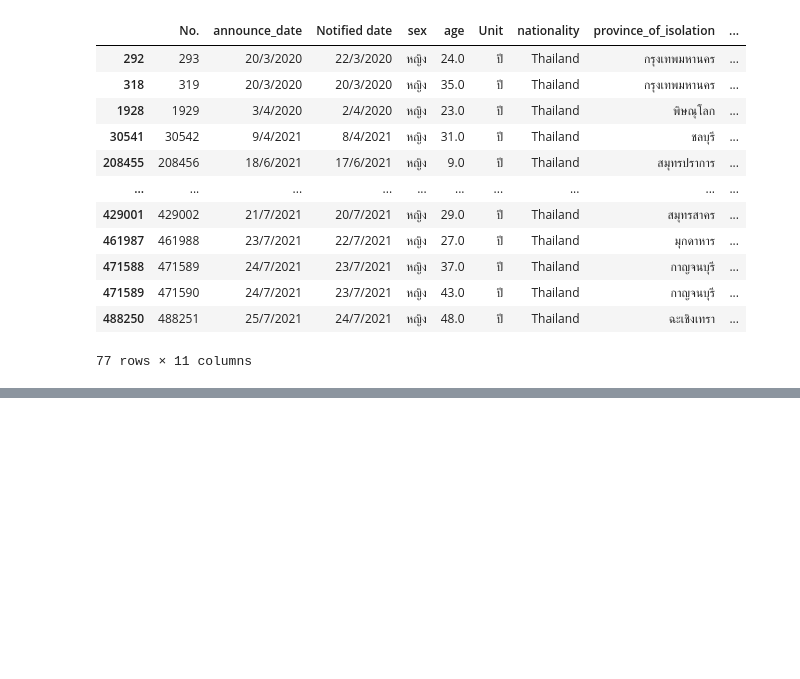
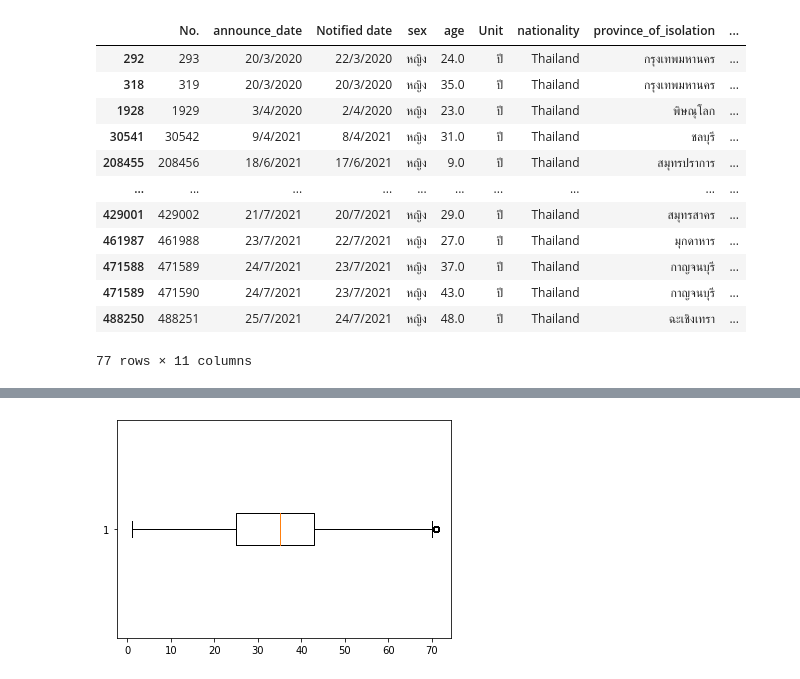
Before and after one commit to SupawadeeKhamthuy/DWDM21, a Jupyter notebook: Data_Preprocessing_(Chapter_3).ipynb, the cells around one changed output, grey strips where cells are left out. Cells and saved outputs as stored; diff of their text form; code cells hidden in the pictures; blank space fills up the shorter version.

```diff
--- a/Data_Preprocessing_(Chapter_3).ipynb
+++ b/Data_Preprocessing_(Chapter_3).ipynb
@@ -649,0 +1127,4 @@ data_cases2[(data_cases2['district_of_onset']=='กรุงเทพมหา
+# %%
+data_dict_x = plt.boxplot(data_cases2_nomissingage_nooutlier['age'],vert=False)
+# %% [output]
+[figure, added]
```
Also changed, not shown: parts of 61 cells of this notebook.
